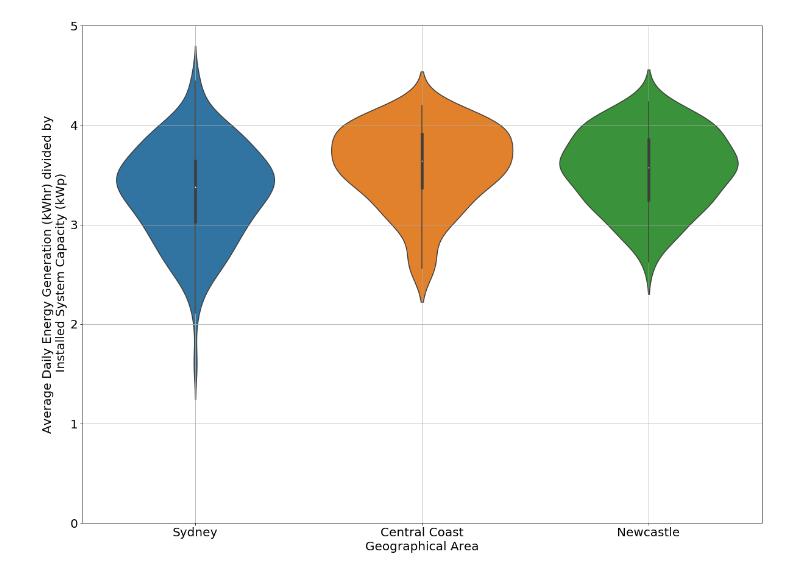
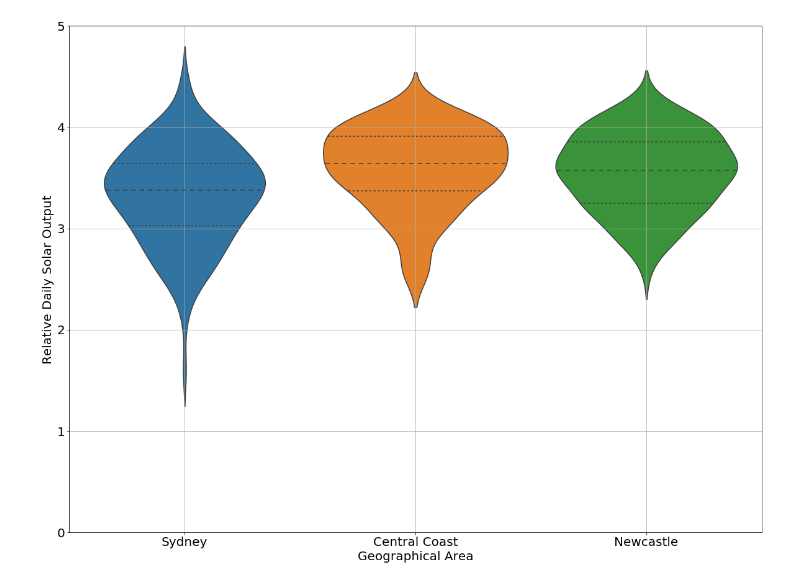
Before and after one commit to charlie0389/lylecplotdisplay, a Jupyter notebook: PlotDisplay.ipynb, the cells around one changed output. Cells and saved outputs as stored; diff of their text form; code cells hidden in the pictures.

Commit message:
Included second plot and explanation.

```diff
--- a/PlotDisplay.ipynb
+++ b/PlotDisplay.ipynb
@@ -9,11 +22,11 @@ with open("Plot1Data.pickle", "rb") as f:
 # %%
 fig, ax = plt.subplots()
 fig.set_size_inches(20, 15)
-sns.violinplot(x=df["Area"], y=df["RelTotal"])
+sns.violinplot(x=df["Area"], y=df["RelTotal"], inner="quartile")
 ax.set_ylim(0,5)
 ax.set_xlabel("Geographical Area", size=20)
-ax.set_ylabel("Average Daily Energy Generation (kWhr) divided by\n Installed System Capacity (kWp)", size=20)
+ax.set_ylabel("Relative Daily Solar Output", size=20)
 ax.grid()
 ax.tick_params(labelsize=20)
 # %% [output]
-[figure, old version]
+[figure, new version]
```
Also changed, not shown: parts of 4 cells of this notebook.
